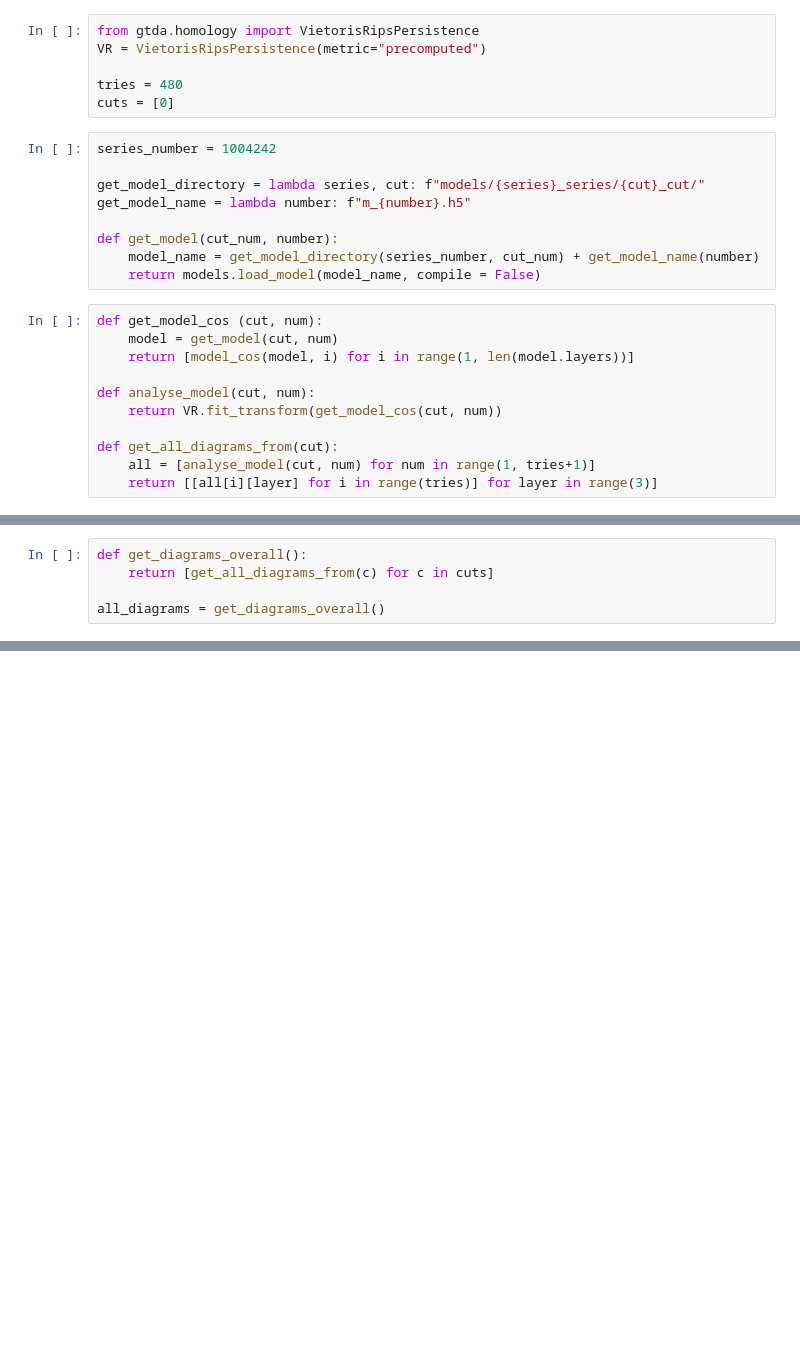
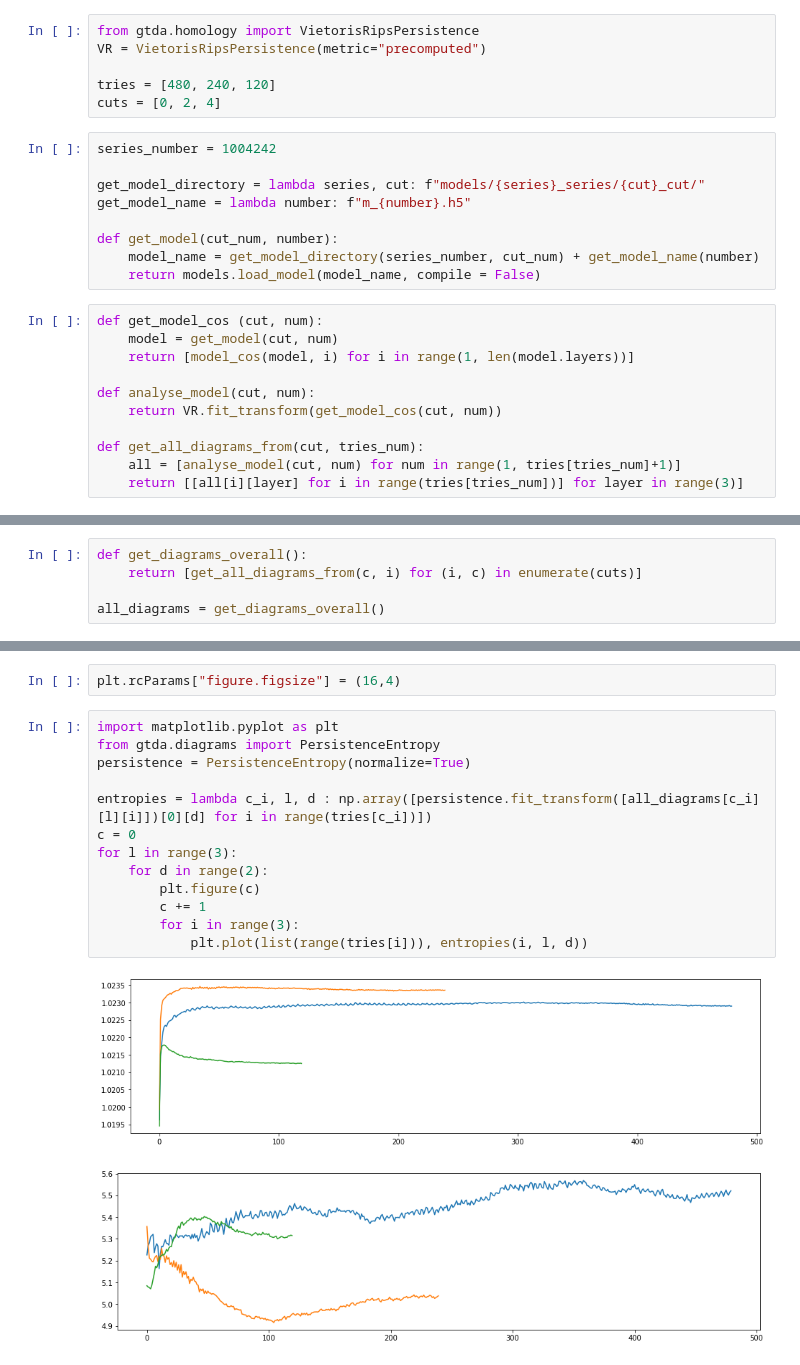
Before and after one commit to FeorgeGeorge/NetworkTopology, a Jupyter notebook: mnist/cosineSimilarity.ipynb, the cells around one changed output, grey strips where cells are left out. Cells and saved outputs as stored; diff of their text form; blank space fills up the shorter version.

```diff
--- a/mnist/cosineSimilarity.ipynb
+++ b/mnist/cosineSimilarity.ipynb
@@ -29,8 +29,8 @@ def model_cos(model, layer_num):
 from gtda.homology import VietorisRipsPersistence
 VR = VietorisRipsPersistence(metric="precomputed")
 
-tries = 480
-cuts = [0]
+tries = [480, 240, 120]
+cuts = [0, 2, 4]
 # %%
 series_number = 1004242
 
@@ -48,6 +48,6 @@ def get_model_cos (cut, num):
 def analyse_model(cut, num):
     return VR.fit_transform(get_model_cos(cut, num))
 
-def get_all_diagrams_from(cut):
-    all = [analyse_model(cut, num) for num in range(1, tries+1)]
-    return [[all[i][layer] for i in range(tries)] for layer in range(3)]
+def get_all_diagrams_from(cut, tries_num):
+    all = [analyse_model(cut, num) for num in range(1, tries[tries_num]+1)]
+    return [[all[i][layer] for i in range(tries[tries_num])] for layer in range(3)]
@@ -54,5 +58,5 @@ def get_all_diagrams_from(cut):
 # %%
 def get_diagrams_overall():
-    return [get_all_diagrams_from(c) for c in cuts]
+    return [get_all_diagrams_from(c, i) for (i, c) in enumerate(cuts)]
 
 all_diagrams = get_diagrams_overall()
@@ -62,0 +126,18 @@ import plotly.graph_objects as go
+# %%
+plt.rcParams["figure.figsize"] = (16,4)
+# %%
+import matplotlib.pyplot as plt
+from gtda.diagrams import PersistenceEntropy
+persistence = PersistenceEntropy(normalize=True)
+
+entropies = lambda c_i, l, d : np.array([persistence.fit_transform([all_diagrams[c_i][l][i]])[0][d] for i in range(tries[c_i])])
+c = 0
+for l in range(3):
+    for d in range(2):
+        plt.figure(c)
+        c += 1
+        for i in range(3):
+            plt.plot(list(range(tries[i])), entropies(i, l, d))
+# %% [output]
+[figure, added]
+[figure, added]
```
Also changed, not shown: parts of 19 cells of this notebook, 1 other file.
